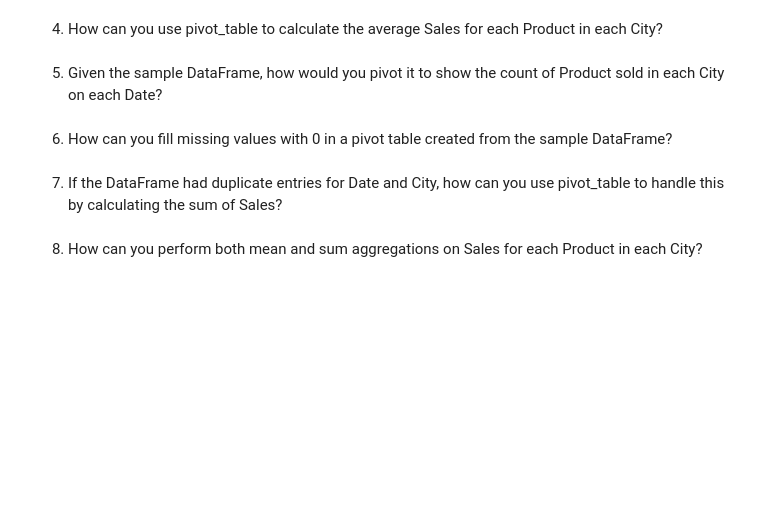
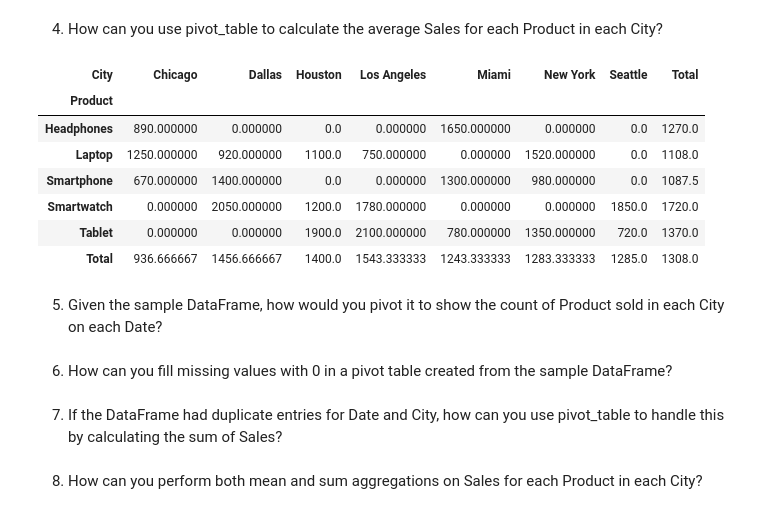
Before and after one commit to AnoopCA/Practice-Challenges, a Jupyter notebook: pandas.ipynb, the cells around one changed output. Saved outputs shown, nothing was run; the diff lists cells and outputs as text; code cells hidden in the pictures; blank space fills up the shorter version.

```diff
--- a/pandas.ipynb
+++ b/pandas.ipynb
@@ -9,5 +111,16 @@
 # %% [markdown]
 4. How can you use pivot_table to calculate the average Sales for each Product in each City?
+# %%
+df.pivot_table(index="Product", columns="City", values="Sales", aggfunc="mean", margins=True, margins_name="Total").fillna(0)
+# %% [output]
+| City | Chicago | Dallas | Houston | Los Angeles | Miami | New York | Seattle | Total |
+| Product |  |  |  |  |  |  |  |  |
+| Headphones | 890.000000 | 0.000000 | 0.0 | 0.000000 | 1650.000000 | 0.000000 | 0.0 | 1270.0 |
+| Laptop | 1250.000000 | 920.000000 | 1100.0 | 750.000000 | 0.000000 | 1520.000000 | 0.0 | 1108.0 |
+| Smartphone | 670.000000 | 1400.000000 | 0.0 | 0.000000 | 1300.000000 | 980.000000 | 0.0 | 1087.5 |
+| Smartwatch | 0.000000 | 2050.000000 | 1200.0 | 1780.000000 | 0.000000 | 0.000000 | 1850.0 | 1720.0 |
+| Tablet | 0.000000 | 0.000000 | 1900.0 | 2100.000000 | 780.000000 | 1350.000000 | 720.0 | 1370.0 |
+| Total | 936.666667 | 1456.666667 | 1400.0 | 1543.333333 | 1243.333333 | 1283.333333 | 1285.0 | 1308.0 |
 # %% [markdown]
 5. Given the sample DataFrame, how would you pivot it to show the count of Product sold in each City on each Date?
 # %% [markdown]
```
Also changed, not shown: parts of 4 cells of this notebook, 1 other file.
